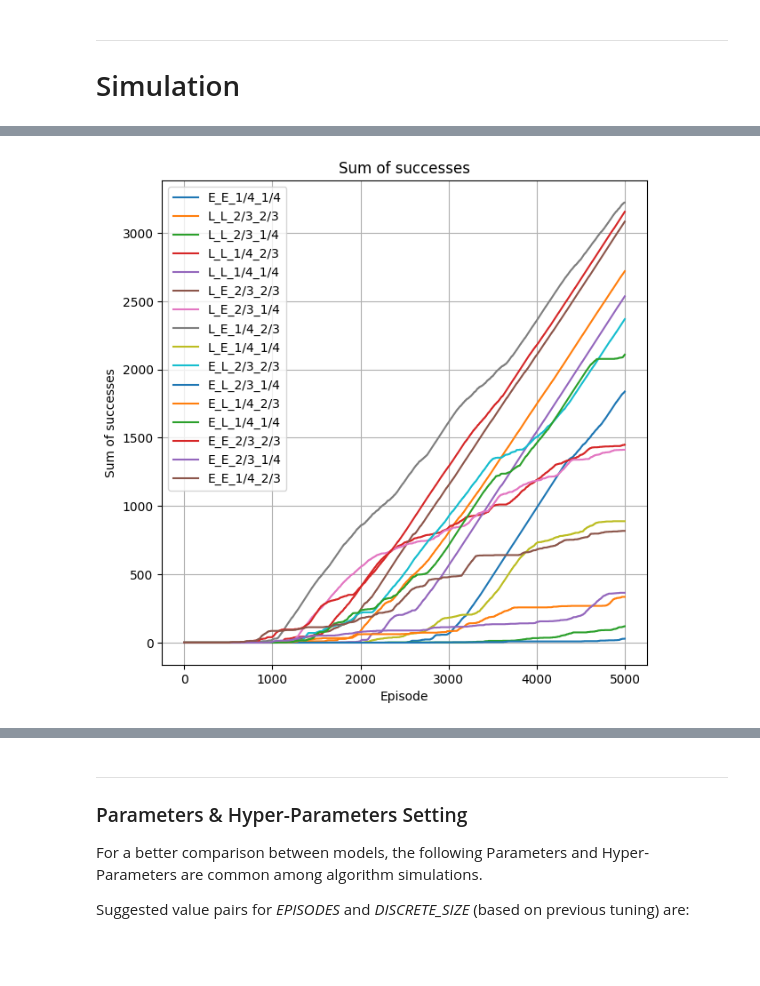
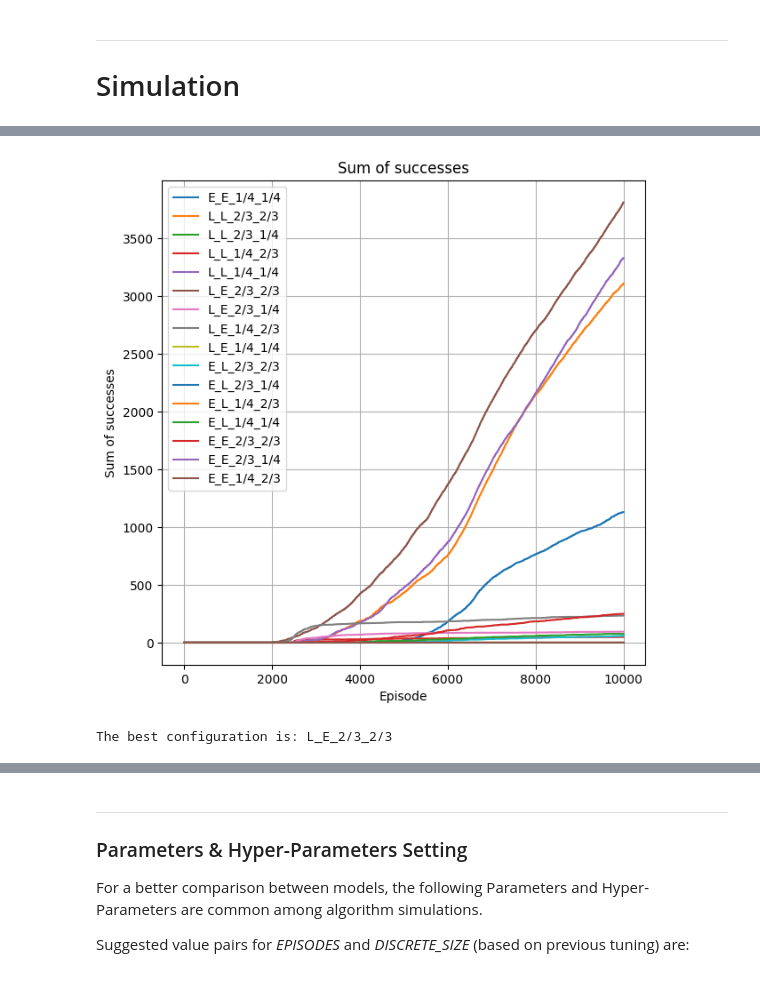
Before and after one commit to pierpaolospaziani/Machine-Learning, a Jupyter notebook: mountain_car.ipynb, the cells around one changed output, grey strips where cells are left out. Cells and saved outputs as stored; diff of their text form; code cells hidden in the pictures.

```diff
--- a/mountain_car.ipynb
+++ b/mountain_car.ipynb
@@ -353,45 +361,49 @@ DISCOUNT = 0.95
 decay_list = ['linear', 'exponential']
 faction_list = [2/3, 1/4]
 
-EPISODES = 5000
+EPISODES = 10000
 
-DISCRETE_SIZE = 25
+DISCRETE_SIZE = 100
 
 if TUNING:
     q_learning_output = []
     for LEARNING_RATE_DECAY in decay_list:
         for EPSILON_DECAY in decay_list:
             for LEARNING_RATE_FRACTION_DECAY in faction_list:
                 for EPSILON_FRACTION_DECAY in faction_list:
                     q_learning_output.append(q_learning())
+    save_output(q_learning_output, 'saved_data/tuning_lr_eps/q_learning_output.pkl')
 
 if TUNING_GRAPH:
-    q_learning_output = []
-    for i in range (1,17):
-        name = 'saved_data/tuning_lr_eps/q_learning_output_'+str(i)+'.pkl'
-        q_learning_output.append(load_output(name))
+    name = 'saved_data/tuning_lr_eps/q_learning_output.pkl'
+    q_learning_output = load_output(name)
 
     decay_list = ['L', 'E']
     faction_list = ['2/3', '1/4']
     names = []
     for LEARNING_RATE_DECAY in decay_list:
         for EPSILON_DECAY in decay_list:
             for LEARNING_RATE_FRACTION_DECAY in faction_list:
                 for EPSILON_FRACTION_DECAY in faction_list:
                     names.append(LEARNING_RATE_DECAY+'_'+EPSILON_DECAY+'_'+LEARNING_RATE_FRACTION_DECAY+'_'+EPSILON_FRACTION_DECAY)
 
     plt.figure(figsize=(12, 12))
     plt.subplot2grid((4, 2), (0, 0), rowspan=2, colspan=1)
     for output in q_learning_output:
         plt.plot(output.victory_history, label=names[q_learning_output.index(output)-1])
     plt.xlabel('Episode')
     plt.ylabel('Sum of successes')
     plt.title('Sum of successes')
     plt.legend()
     plt.grid(True)
     plt.tight_layout()
     plt.show()
+
+    max_line = max(q_learning_output, key=lambda output: max(output.victory_history))
+    max_line_index = q_learning_output.index(max_line)
+    print(f"The best configuration is: {names[max_line_index-1]}")
 # %% [output]
-[figure, old version]
+[figure, new version]
+The best configuration is: L_E_2/3_2/3
 # %% [markdown]
 ### Tuning *DISCRETE_SIZE*
```
Also changed, not shown: parts of 15 cells of this notebook, 6 other files.
